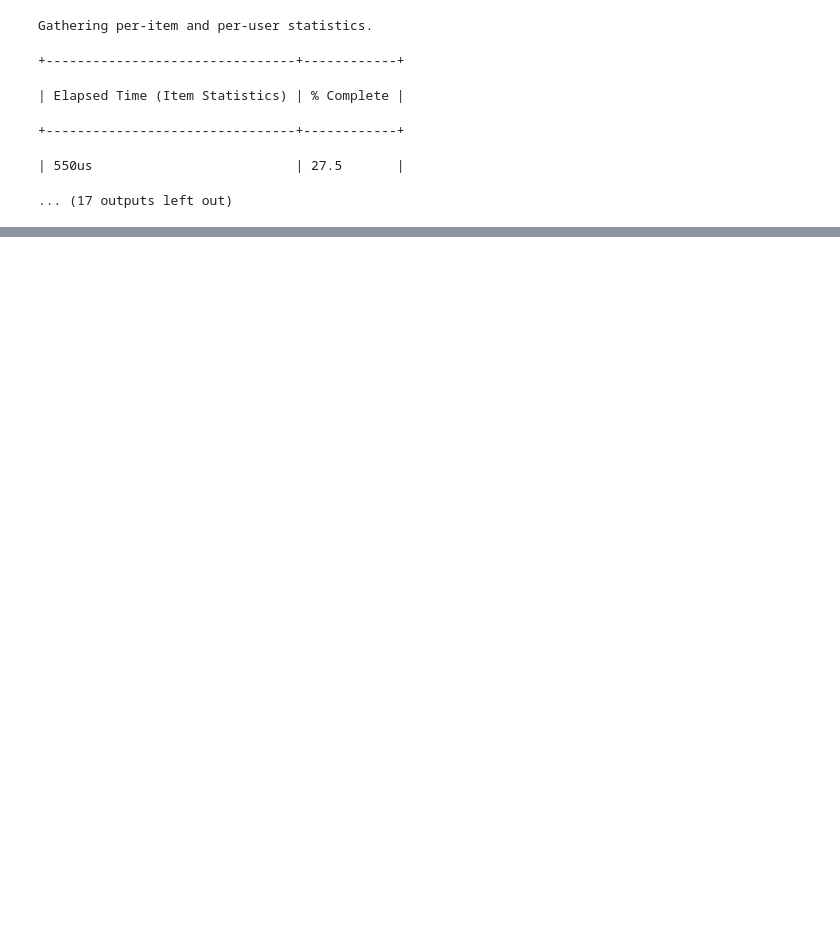
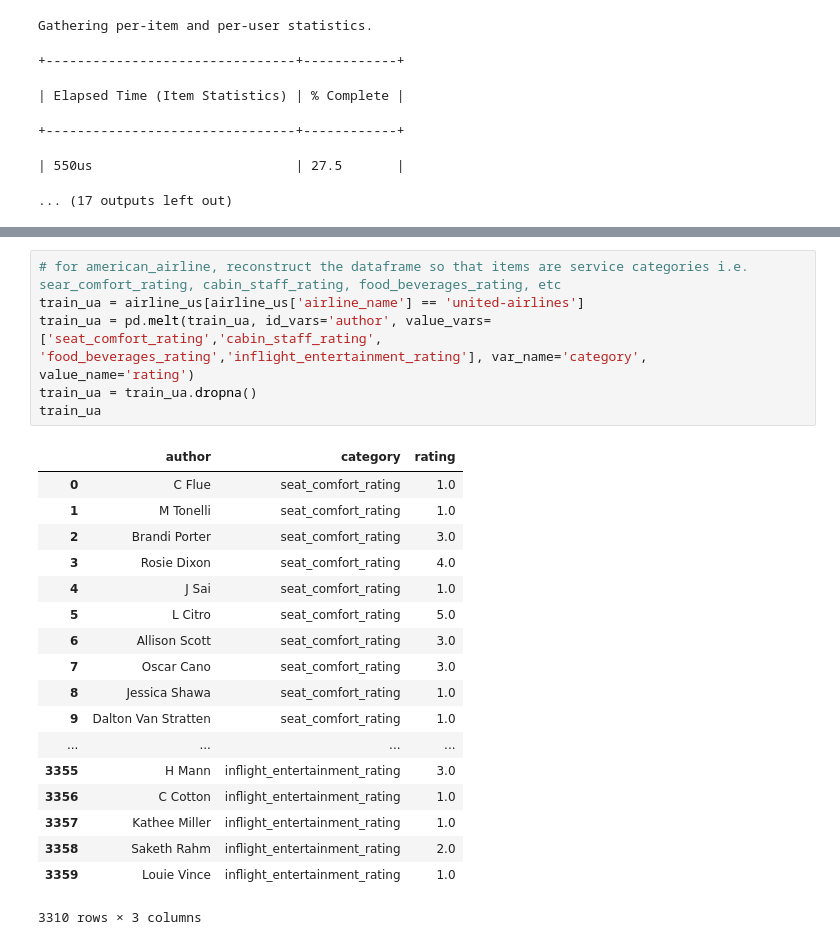
Before and after one commit to stellaxux/USAirlineRecommender, a Jupyter notebook: Capstone project.ipynb, the cells around one changed output, grey strips where cells are left out. Drawn from its saved outputs; the diff is of its cells as text; blank space fills up the shorter version.

```diff
--- a/Capstone project.ipynb
+++ b/Capstone project.ipynb
@@ -806,0 +879,25 @@ Gathering per-item and per-user statistics.
+# %%
+# for american_airline, reconstruct the dataframe so that items are service categories i.e. sear_comfort_rating, cabin_staff_rating, food_beverages_rating, etc
+train_ua = airline_us[airline_us['airline_name'] == 'united-airlines']
+train_ua = pd.melt(train_ua, id_vars='author', value_vars=['seat_comfort_rating','cabin_staff_rating', 'food_beverages_rating','inflight_entertainment_rating'], var_name='category', value_name='rating')
+train_ua = train_ua.dropna()
+train_ua
+# %% [output]
+|  | author | category | rating |
+| 0 | C Flue | seat_comfort_rating | 1.0 |
+| 1 | M Tonelli | seat_comfort_rating | 1.0 |
+| 2 | Brandi Porter | seat_comfort_rating | 3.0 |
+| 3 | Rosie Dixon | seat_comfort_rating | 4.0 |
+| 4 | J Sai | seat_comfort_rating | 1.0 |
+| 5 | L Citro | seat_comfort_rating | 5.0 |
+| 6 | Allison Scott | seat_comfort_rating | 3.0 |
+| 7 | Oscar Cano | seat_comfort_rating | 3.0 |
+| 8 | Jessica Shawa | seat_comfort_rating | 1.0 |
+| 9 | Dalton Van Stratten | seat_comfort_rating | 1.0 |
+| ... | ... | ... | ... |
+| 3355 | H Mann | inflight_entertainment_rating | 3.0 |
+| 3356 | C Cotton | inflight_entertainment_rating | 1.0 |
+| 3357 | Kathee Miller | inflight_entertainment_rating | 1.0 |
+| 3358 | Saketh Rahm | inflight_entertainment_rating | 2.0 |
+| 3359 | Louie Vince | inflight_entertainment_rating | 1.0 |
+3310 rows × 3 columns
```
Also changed, not shown: parts of 7 cells of this notebook.
